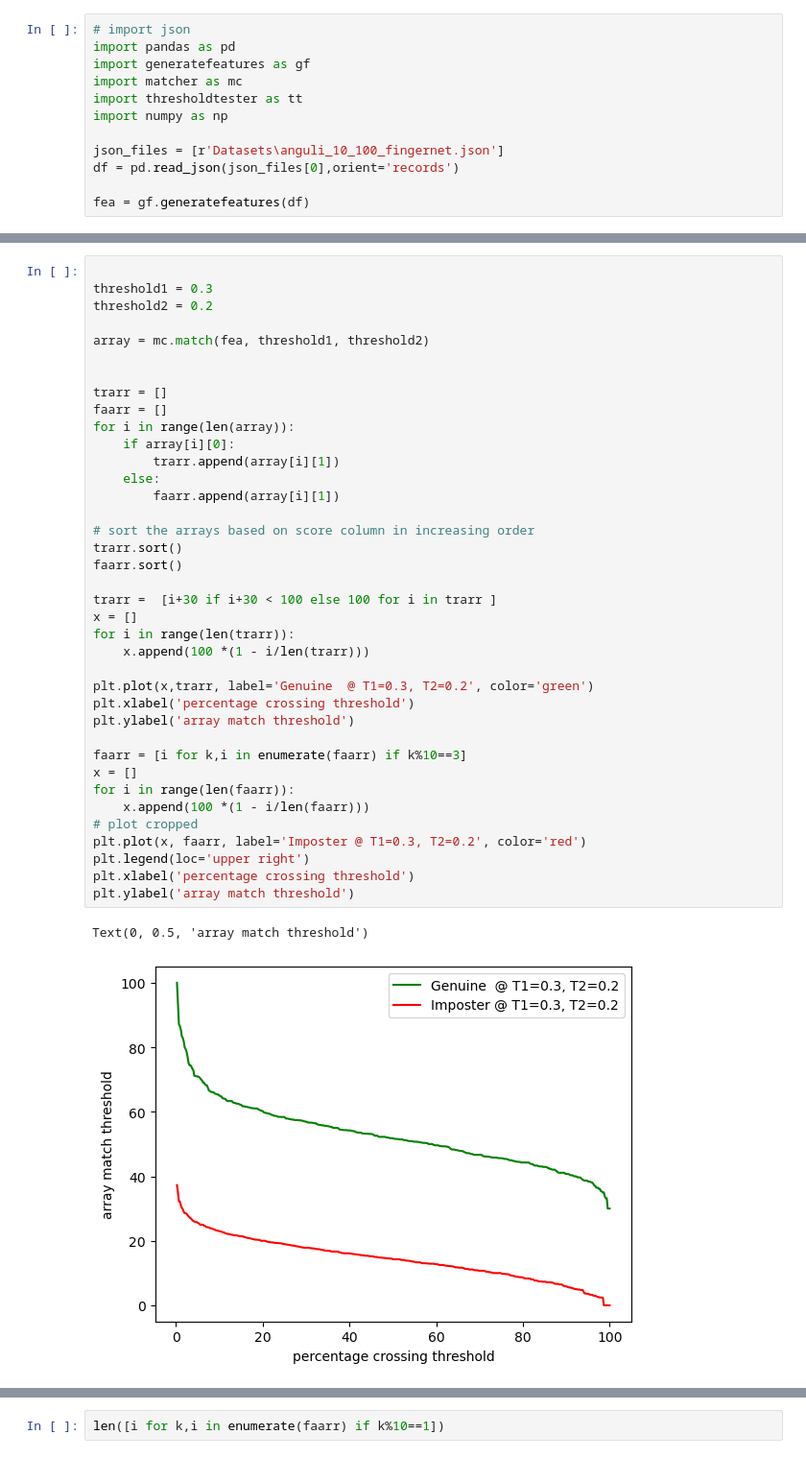
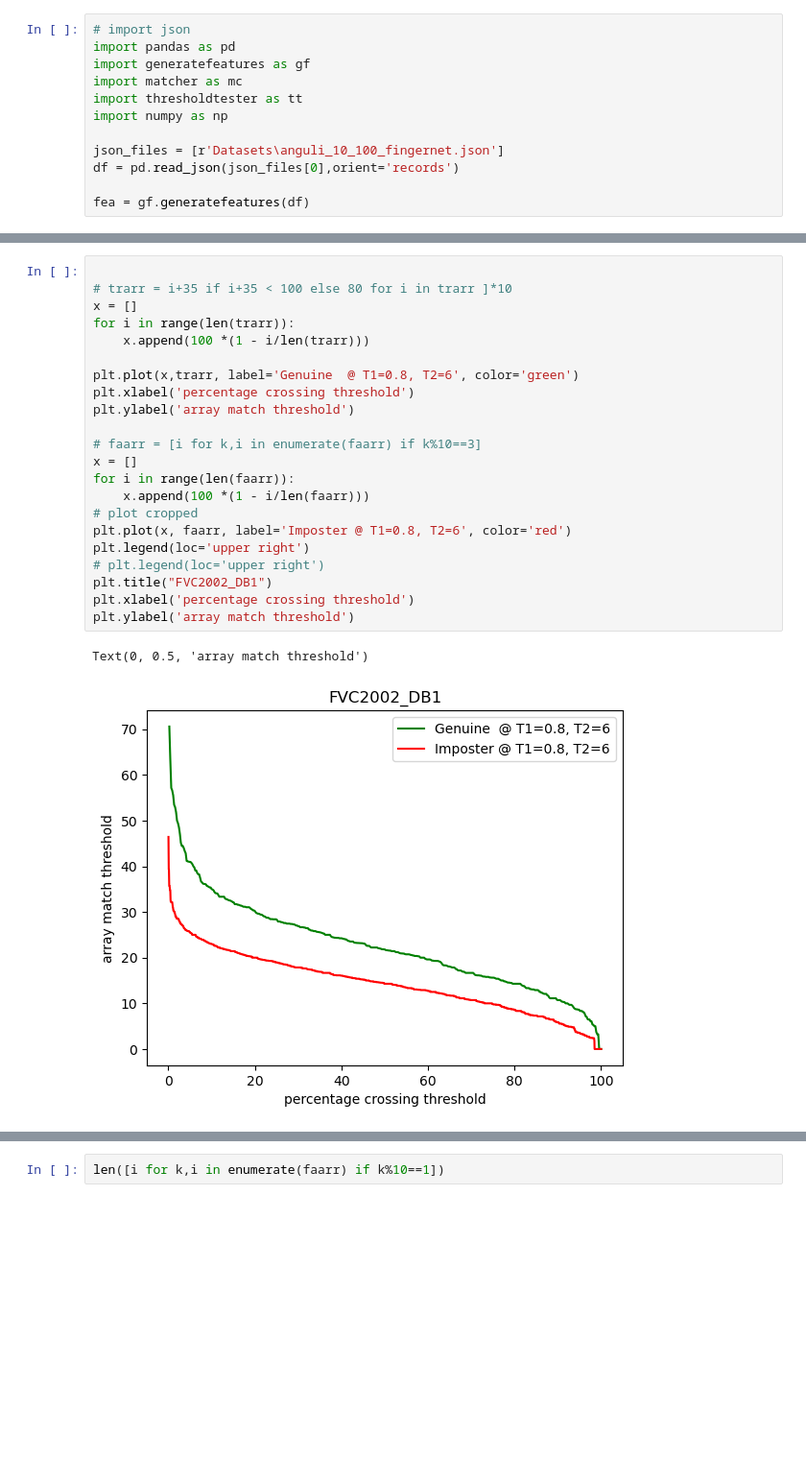
Before and after one commit to nishkalprakash/2024_03_CIPR_NP-Code, a Jupyter notebook: plot.ipynb, the cells around one changed output, grey strips where cells are left out. Shown: that part at 96% size. Cells and saved outputs as stored; diff of their text form; blank space fills up the shorter version.

Commit message:
run plot.ipynb to get the results

```diff
--- a/plot.ipynb
+++ b/plot.ipynb
@@ -64,41 +80,25 @@ plt.legend(loc='upper right')
 # %%
 
-threshold1 = 0.3
-threshold2 = 0.2
-
-array = mc.match(fea, threshold1, threshold2)
-
-
-trarr = []
-faarr = []
-for i in range(len(array)):
-    if array[i][0]:
-        trarr.append(array[i][1])
-    else:
-        faarr.append(array[i][1])
-
-# sort the arrays based on score column in increasing order
-trarr.sort()
-faarr.sort()
-
-trarr =  [i+30 if i+30 < 100 else 100 for i in trarr ]
+# trarr = i+35 if i+35 < 100 else 80 for i in trarr ]*10
 x = []
 for i in range(len(trarr)):
     x.append(100 *(1 - i/len(trarr)))
 
-plt.plot(x,trarr, label='Genuine  @ T1=0.3, T2=0.2', color='green')
+plt.plot(x,trarr, label='Genuine  @ T1=0.8, T2=6', color='green')
 plt.xlabel('percentage crossing threshold')
 plt.ylabel('array match threshold')
 
-faarr = [i for k,i in enumerate(faarr) if k%10==3]
+# faarr = [i for k,i in enumerate(faarr) if k%10==3]
 x = []
 for i in range(len(faarr)):
     x.append(100 *(1 - i/len(faarr)))
 # plot cropped
-plt.plot(x, faarr, label='Imposter @ T1=0.3, T2=0.2', color='red')
+plt.plot(x, faarr, label='Imposter @ T1=0.8, T2=6', color='red')
 plt.legend(loc='upper right')
+# plt.legend(loc='upper right')
+plt.title("FVC2002_DB1")
 plt.xlabel('percentage crossing threshold')
 plt.ylabel('array match threshold')
 # %% [output]
 Text(0, 0.5, 'array match threshold')
-[figure, old version]
+[figure, new version]
```
Also changed, not shown: parts of 7 cells of this notebook.
